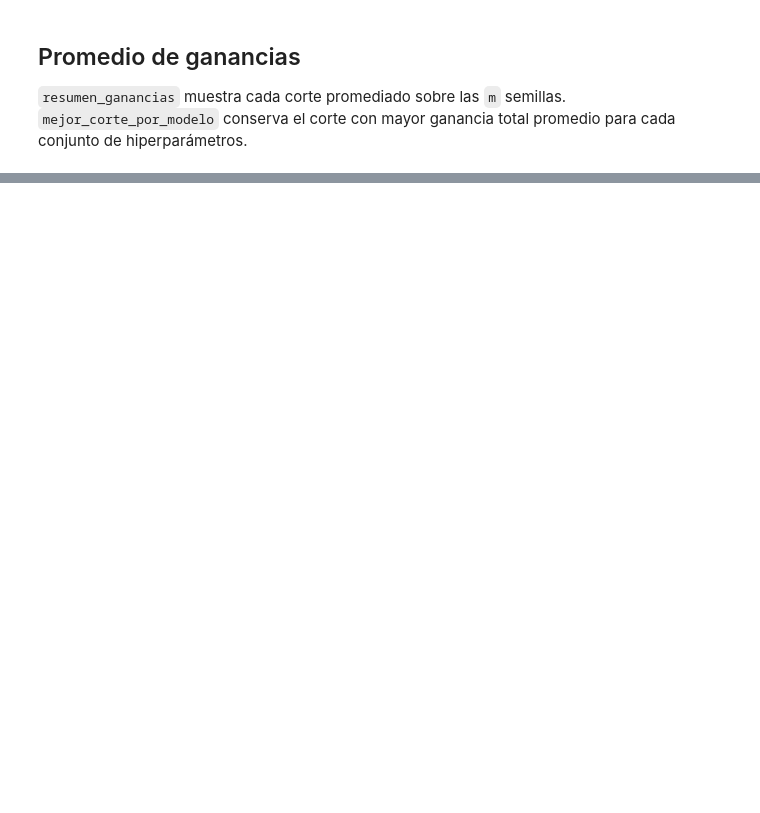
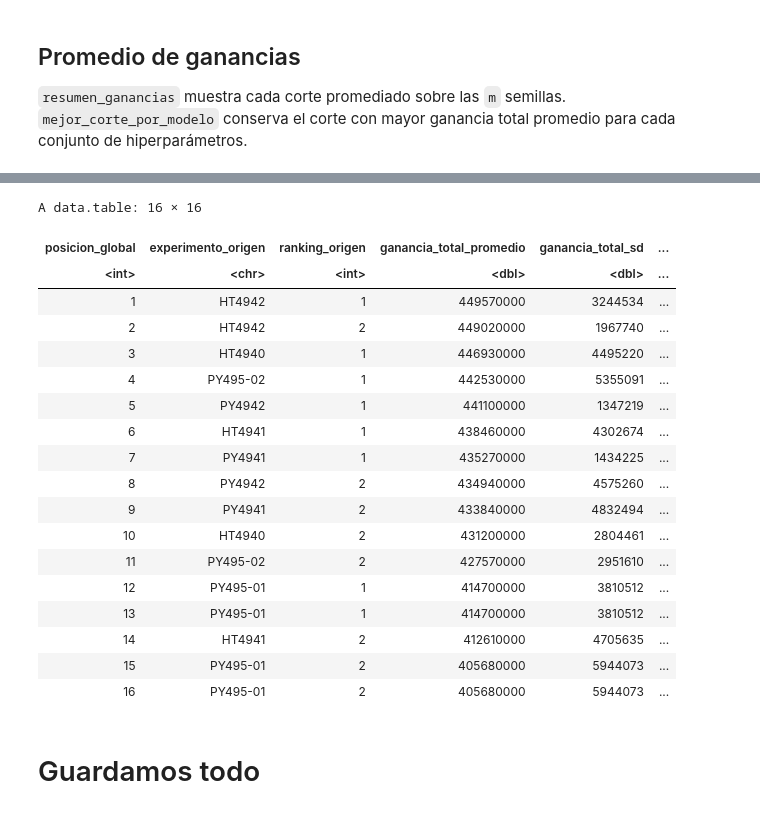
Before and after one commit to ssmito/dmeyf2026, a Jupyter notebook: ensembles/z495_validacion_multisemilla_R.ipynb, the cells around one changed output, grey strips where cells are left out. Cells and saved outputs as stored; diff of their text form; code cells hidden in the pictures; blank space fills up the shorter version.

```diff
--- a/ensembles/z495_validacion_multisemilla_R.ipynb
+++ b/ensembles/z495_validacion_multisemilla_R.ipynb
@@ -31,11 +36,12 @@ dataset_folder <- file.path(root, "DATA", "DATASETS")
 exp_folder <- file.path(root, "DATA", "EXP")
 
 PARAM <- list()
-PARAM$experimento_origen <- "PY495-02"
+# Ejemplo: c("HT4950-01", "HT4950-02")
+PARAM$experimentos_origen <- c("PY495-01","PY495-02","PY4941", "PY495-01", "PY4942", "HT4941", "HT4942", "HT4940")
 PARAM$archivo_resultados <- "BO_log.txt"
 
-PARAM$semilla_primigenia <- 230047
-PARAM$n_mejores <- 1L
+PARAM$semilla_primigenia <- 240707
+PARAM$n_mejores <- 2L
 PARAM$m_semillas <- 5L
 
 PARAM$train_final <- c(202104)
@@ -566,11 +570,14 @@ A data.table: 155 × 9
 resumen_metricas <- resultados_detalle[, .(
   ganancia_total_promedio = mean(ganancia_total),
   ganancia_total_sd = if (.N > 1L) sd(ganancia_total) else 0,
+  ganancia_total_min = min(ganancia_total),
+  ganancia_total_max = max(ganancia_total),
   ganancia_public_promedio = mean(ganancia_public_estimada),
   ganancia_private_promedio = mean(ganancia_private_estimada)
 ), by = .(modelo_id, envios)]
 
 info_modelos <- mejores_modelos[, c(
+  "experimento_origen",
   "ranking_origen",
   "id_origen",
   "metrica_origen",
@@ -585,10 +592,7 @@ resumen_ganancias <- merge(
   by = "modelo_id"
 )
 
-setorder(
-  resumen_ganancias,
-  modelo_id,
-  envios
-)
+setorder(resumen_ganancias, experimento_origen, ranking_origen, envios)
 
-resumen_ganancias[]
+# Descomentar para imprimir el resumen de todos los cortes.
+# resumen_ganancias[]
@@ -628,0 +656,59 @@ A data.table: 1 × 13
+# %%
+comparacion_modelos <- copy(mejor_corte_por_modelo)
+
+setnames(
+  comparacion_modelos,
+  old = "envios",
+  new = "mejor_corte"
+)
+
+comparacion_modelos[, cantidad_semillas := length(PARAM$semillas)]
+
+columnas_comparacion <- intersect(c(
+  "experimento_origen",
+  "ranking_origen",
+  "ganancia_total_promedio",
+  "ganancia_total_sd",
+  "ganancia_total_min",
+  "ganancia_total_max",
+  "ganancia_public_promedio",
+  "ganancia_private_promedio",
+  "id_origen",
+  "metrica_origen",
+  "num_iterations",
+  "num_leaves",
+  "min_sum_hessian_in_leaf",
+  "cantidad_semillas",
+  "mejor_corte"
+
+), names(comparacion_modelos))
+
+comparacion_modelos <- comparacion_modelos[, ..columnas_comparacion]
+
+setorder(comparacion_modelos, -ganancia_total_promedio)
+comparacion_modelos[, posicion_global := .I]
+setcolorder(comparacion_modelos, "posicion_global")
+
+comparacion_modelos[]
+# %% [output]
+A data.table: 16 × 16
+| posicion_global | experimento_origen | ranking_origen | ganancia_total_promedio | ganancia_total_sd | ... |
+| <int> | <chr> | <int> | <dbl> | <dbl> | ... |
+| 1 | HT4942 | 1 | 449570000 | 3244534 | ... |
+| 2 | HT4942 | 2 | 449020000 | 1967740 | ... |
+| 3 | HT4940 | 1 | 446930000 | 4495220 | ... |
+| 4 | PY495-02 | 1 | 442530000 | 5355091 | ... |
+| 5 | PY4942 | 1 | 441100000 | 1347219 | ... |
+| 6 | HT4941 | 1 | 438460000 | 4302674 | ... |
+| 7 | PY4941 | 1 | 435270000 | 1434225 | ... |
+| 8 | PY4942 | 2 | 434940000 | 4575260 | ... |
+| 9 | PY4941 | 2 | 433840000 | 4832494 | ... |
+| 10 | HT4940 | 2 | 431200000 | 2804461 | ... |
+| 11 | PY495-02 | 2 | 427570000 | 2951610 | ... |
+| 12 | PY495-01 | 1 | 414700000 | 3810512 | ... |
+| 13 | PY495-01 | 1 | 414700000 | 3810512 | ... |
+| 14 | HT4941 | 2 | 412610000 | 4705635 | ... |
+| 15 | PY495-01 | 2 | 405680000 | 5944073 | ... |
+| 16 | PY495-01 | 2 | 405680000 | 5944073 | ... |
+# %% [markdown]
+# Guardamos todo
```
Also changed, not shown: parts of 12 cells of this notebook, 1 other file.
